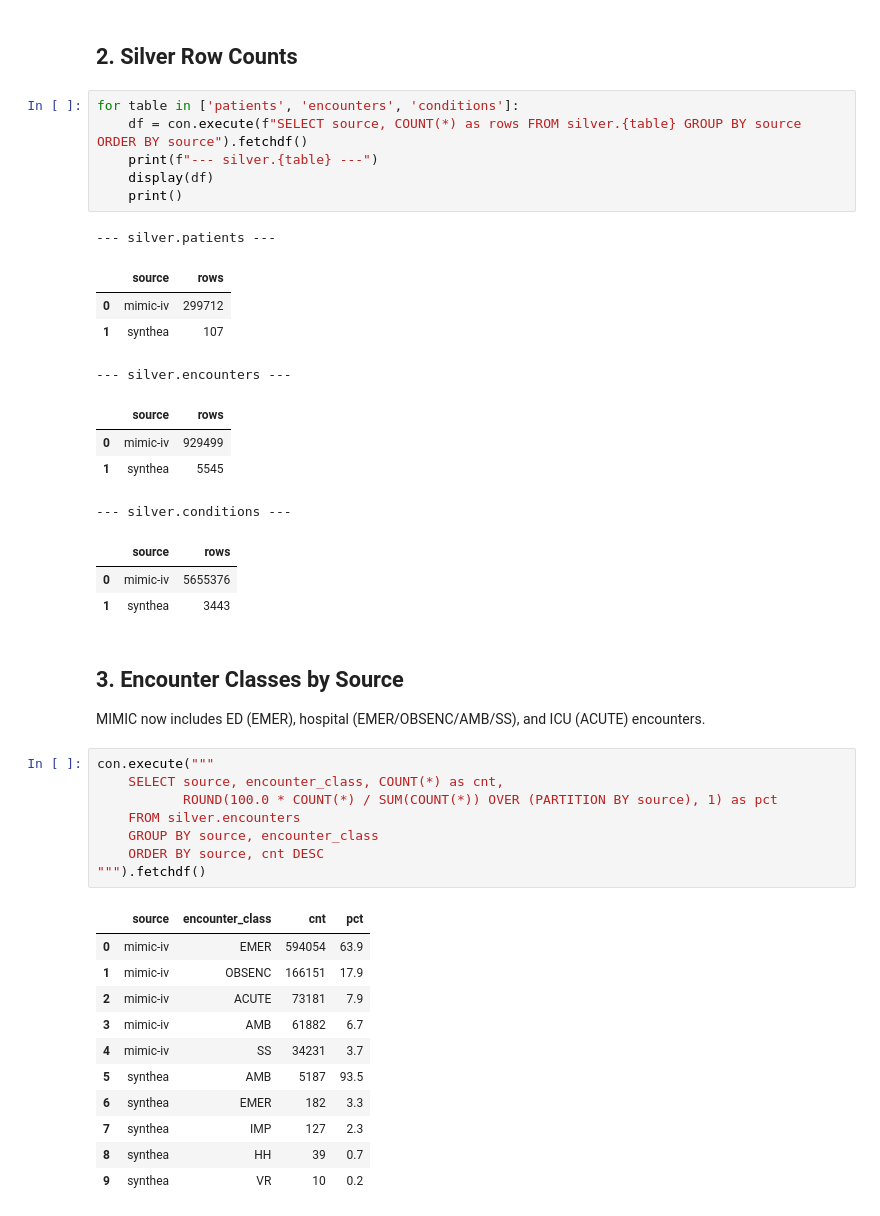
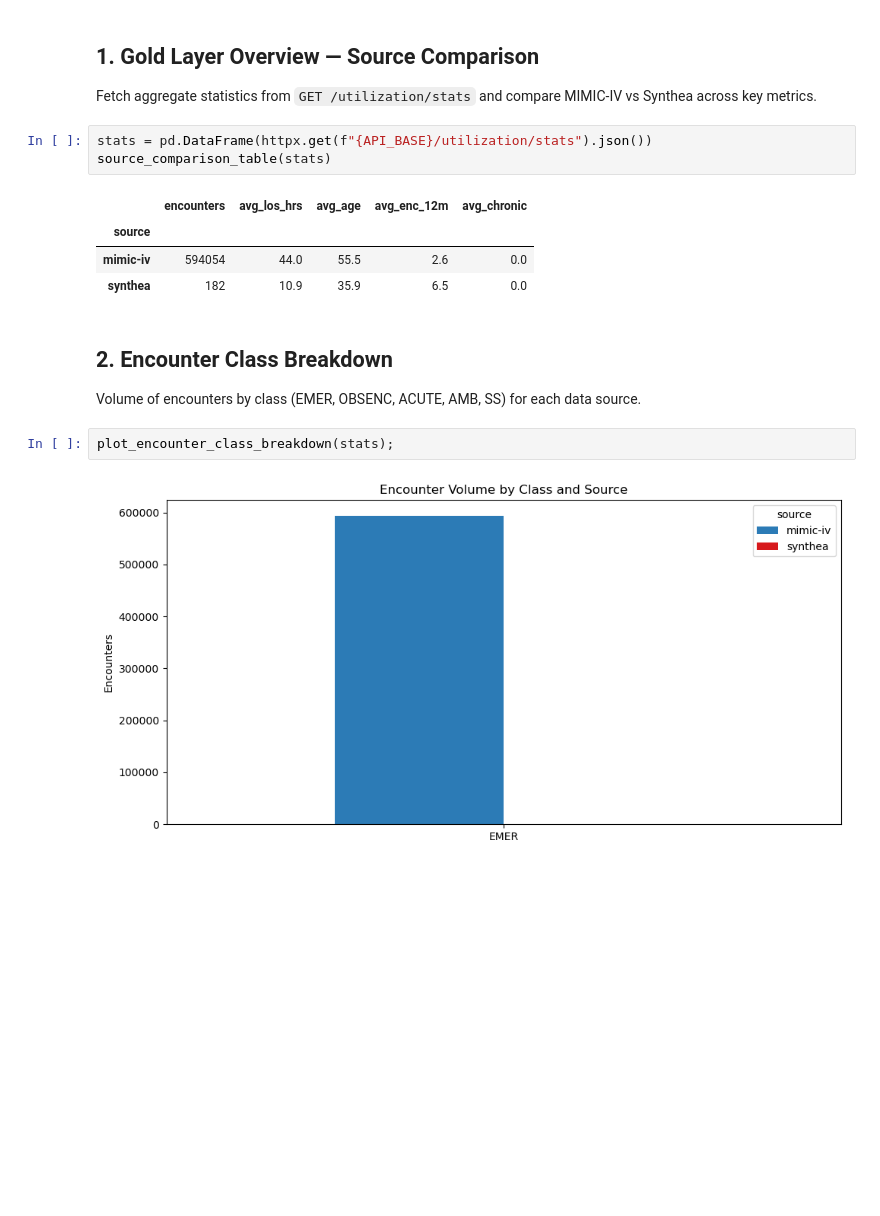
Before and after one commit to kasra321/MIMIC-FHIR, a Jupyter notebook: notebooks/healthcare_utilization_demo.ipynb, the cells around one changed output. Drawn from its saved outputs; the diff is of its cells as text; blank space fills up the shorter version.

```diff
--- a/notebooks/healthcare_utilization_demo.ipynb
+++ b/notebooks/healthcare_utilization_demo.ipynb
@@ -39,46 +58,21 @@ con.execute("""
 # %% [markdown]
-## 2. Silver Row Counts
+## 1. Gold Layer Overview — Source Comparison
+
+Fetch aggregate statistics from `GET /utilization/stats` and compare MIMIC-IV vs Synthea across key metrics.
 # %%
-for table in ['patients', 'encounters', 'conditions']:
-    df = con.execute(f"SELECT source, COUNT(*) as rows FROM silver.{table} GROUP BY source ORDER BY source").fetchdf()
-    print(f"--- silver.{table} ---")
-    display(df)
-    print()
+stats = pd.DataFrame(httpx.get(f"{API_BASE}/utilization/stats").json())
+source_comparison_table(stats)
 # %% [output]
---- silver.patients ---
-|  | source | rows |
-| 0 | mimic-iv | 299712 |
-| 1 | synthea | 107 |
+|  | encounters | avg_los_hrs | avg_age | avg_enc_12m | avg_chronic |
+| source |  |  |  |  |  |
+| mimic-iv | 594054 | 44.0 | 55.5 | 2.6 | 0.0 |
+| synthea | 182 | 10.9 | 35.9 | 6.5 | 0.0 |
---- silver.encounters ---
-|  | source | rows |
-| 0 | mimic-iv | 929499 |
-| 1 | synthea | 5545 |
---- silver.conditions ---
-|  | source | rows |
-| 0 | mimic-iv | 5655376 |
-| 1 | synthea | 3443 |
 # %% [markdown]
-## 3. Encounter Classes by Source
+## 2. Encounter Class Breakdown
 
-MIMIC now includes ED (EMER), hospital (EMER/OBSENC/AMB/SS), and ICU (ACUTE) encounters.
+Volume of encounters by class (EMER, OBSENC, ACUTE, AMB, SS) for each data source.
 # %%
-con.execute("""
-    SELECT source, encounter_class, COUNT(*) as cnt,
-           ROUND(100.0 * COUNT(*) / SUM(COUNT(*)) OVER (PARTITION BY source), 1) as pct
-    FROM silver.encounters
-    GROUP BY source, encounter_class
-    ORDER BY source, cnt DESC
-""").fetchdf()
+plot_encounter_class_breakdown(stats);
 # %% [output]
-|  | source | encounter_class | cnt | pct |
-| 0 | mimic-iv | EMER | 594054 | 63.9 |
-| 1 | mimic-iv | OBSENC | 166151 | 17.9 |
-| 2 | mimic-iv | ACUTE | 73181 | 7.9 |
-| 3 | mimic-iv | AMB | 61882 | 6.7 |
-| 4 | mimic-iv | SS | 34231 | 3.7 |
-| 5 | synthea | AMB | 5187 | 93.5 |
-| 6 | synthea | EMER | 182 | 3.3 |
-| 7 | synthea | IMP | 127 | 2.3 |
-| 8 | synthea | HH | 39 | 0.7 |
-| 9 | synthea | VR | 10 | 0.2 |
+[figure, added]
 # %% [markdown]
```
Also changed, not shown: parts of 26 cells of this notebook, 14 other files.
